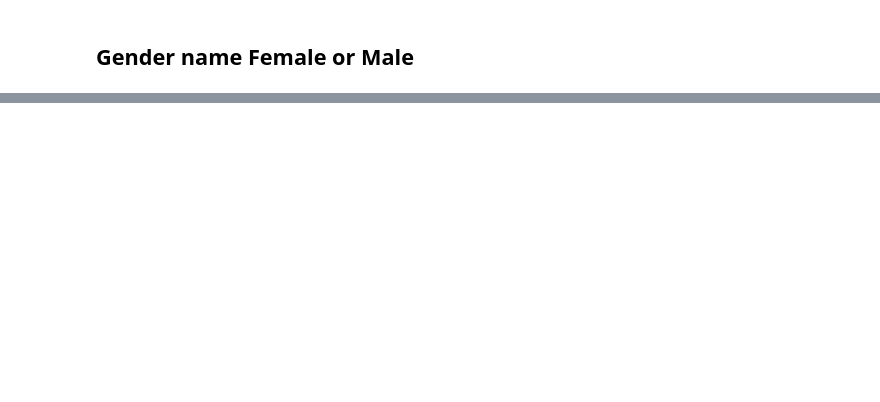
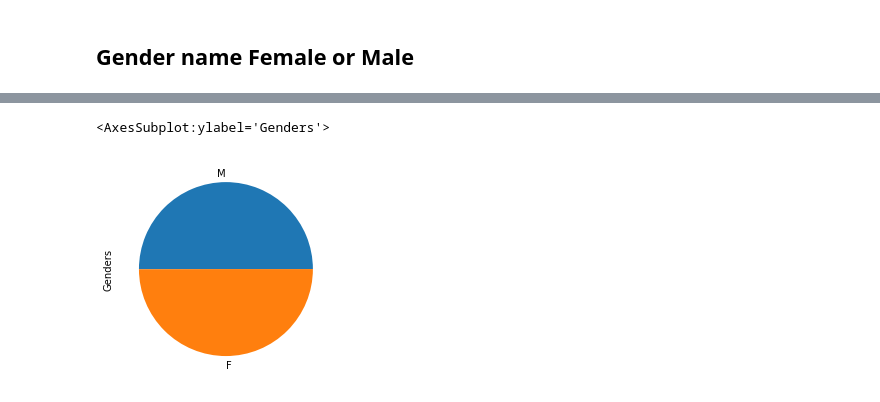
Before and after one commit to ras-000212/ESILV4-DIA-DataAnalysis-Project, a Jupyter notebook: data_analysis.ipynb, the cells around one changed output, grey strips where cells are left out. Drawn from its saved outputs; the diff is of its cells as text; code cells hidden in the pictures; blank space fills up the shorter version.

```diff
--- a/data_analysis.ipynb
+++ b/data_analysis.ipynb
@@ -144,0 +221,5 @@ ethnicities = {-0.50212: "Asian",
+# %%
+df["Genders"].value_counts().plot(kind="pie")
+# %% [output]
+<AxesSubplot:ylabel='Genders'>
+[figure, added]
```
Also changed, not shown: parts of 42 cells of this notebook.
